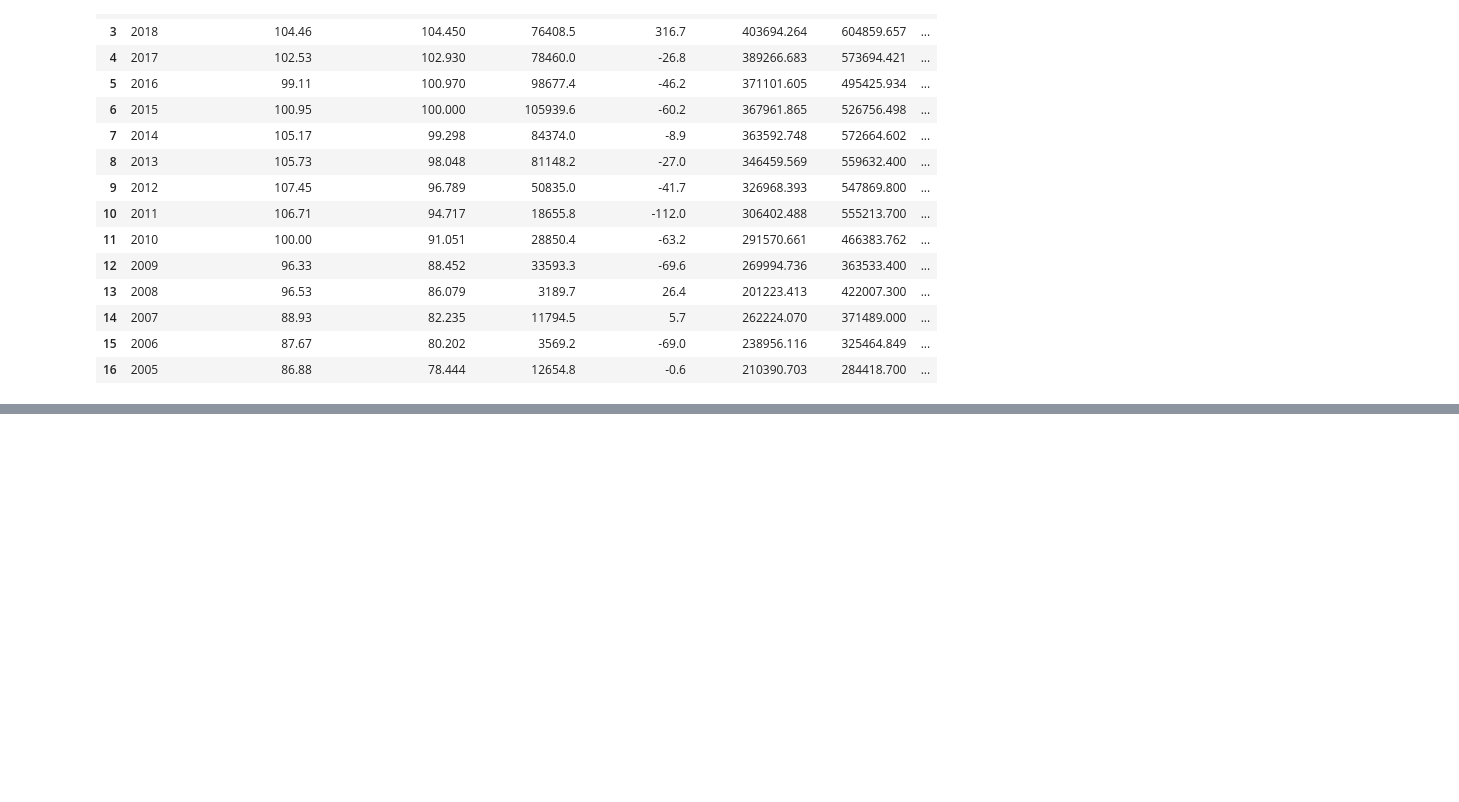
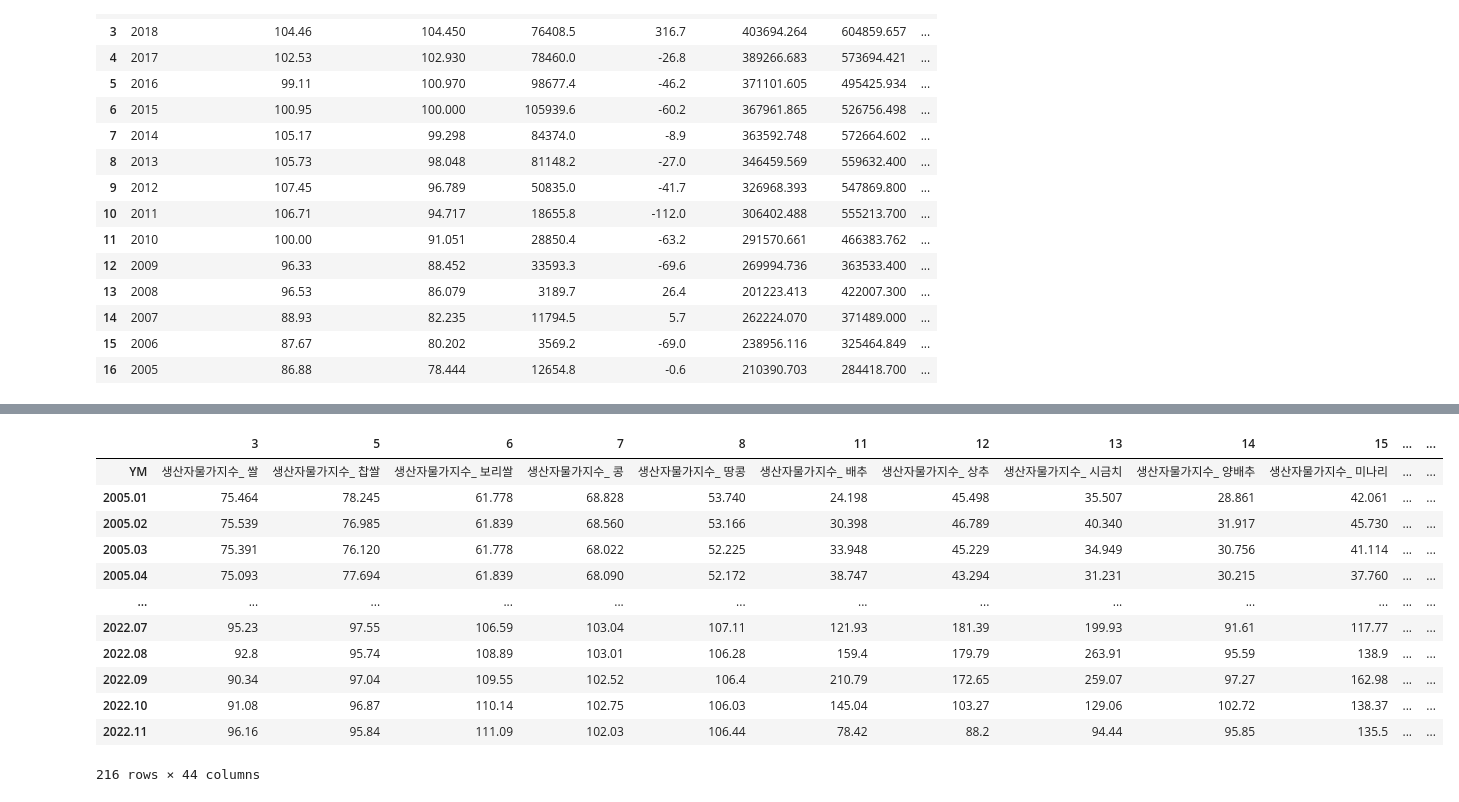
Before and after one commit to mols3131d/Agricultural-Products-Price-Prediction-, a Jupyter notebook: Data Collection/Economic.ipynb, the cells around one changed output, grey strips where cells are left out. Drawn from its saved outputs; the diff is of its cells as text; code cells hidden in the pictures; blank space fills up the shorter version.

```diff
--- a/Data Collection/Economic.ipynb
+++ b/Data Collection/Economic.ipynb
@@ -43,0 +89,23 @@ display(df_mei.head(df_mei.shape[0]))
+# %%
+df3 = pd.read_csv('/content/drive/Shareddrives/Agricultural Products Price Prediction/data/소비자물가지수_품목별_연도별_월별_filtered.csv')
+df3 = df3.replace("-", np.NaN)
+df3 = df3.rename(columns={'품목별':'YM'})
+df3 = df3.dropna(axis="rows")
+df3 = df3.drop(index=[0,1,2,10,38])
+for i in df3["YM"]:
+    df3["YM"] = df3["YM"].replace(i,f"생산자물가지수_{i}")
+df3.T
+# %% [output]
+|  | 3 | 5 | 6 | 7 | 8 | 11 | 12 | 13 | 14 | 15 | ... | ... |
+| YM | 생산자물가지수_ 쌀 | 생산자물가지수_ 찹쌀 | 생산자물가지수_ 보리쌀 | 생산자물가지수_ 콩 | 생산자물가지수_ 땅콩 | 생산자물가지수_ 배추 | 생산자물가지수_ 상추 | 생산자물가지수_ 시금치 | 생산자물가지수_ 양배추 | 생산자물가지수_ 미나리 | ... | ... |
+| 2005.01 | 75.464 | 78.245 | 61.778 | 68.828 | 53.740 | 24.198 | 45.498 | 35.507 | 28.861 | 42.061 | ... | ... |
+| 2005.02 | 75.539 | 76.985 | 61.839 | 68.560 | 53.166 | 30.398 | 46.789 | 40.340 | 31.917 | 45.730 | ... | ... |
+| 2005.03 | 75.391 | 76.120 | 61.778 | 68.022 | 52.225 | 33.948 | 45.229 | 34.949 | 30.756 | 41.114 | ... | ... |
+| 2005.04 | 75.093 | 77.694 | 61.839 | 68.090 | 52.172 | 38.747 | 43.294 | 31.231 | 30.215 | 37.760 | ... | ... |
+| ... | ... | ... | ... | ... | ... | ... | ... | ... | ... | ... | ... | ... |
+| 2022.07 | 95.23 | 97.55 | 106.59 | 103.04 | 107.11 | 121.93 | 181.39 | 199.93 | 91.61 | 117.77 | ... | ... |
+| 2022.08 | 92.8 | 95.74 | 108.89 | 103.01 | 106.28 | 159.4 | 179.79 | 263.91 | 95.59 | 138.9 | ... | ... |
+| 2022.09 | 90.34 | 97.04 | 109.55 | 102.52 | 106.4 | 210.79 | 172.65 | 259.07 | 97.27 | 162.98 | ... | ... |
+| 2022.10 | 91.08 | 96.87 | 110.14 | 102.75 | 106.03 | 145.04 | 103.27 | 129.06 | 102.72 | 138.37 | ... | ... |
+| 2022.11 | 96.16 | 95.84 | 111.09 | 102.03 | 106.44 | 78.42 | 88.2 | 94.44 | 95.85 | 135.5 | ... | ... |
+216 rows × 44 columns
```
Also changed, not shown: parts of 3 cells of this notebook.
